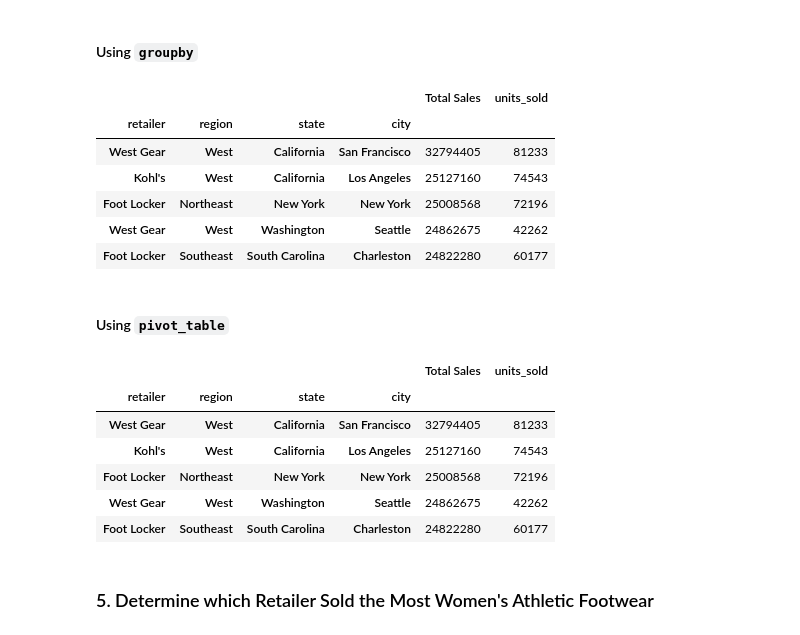
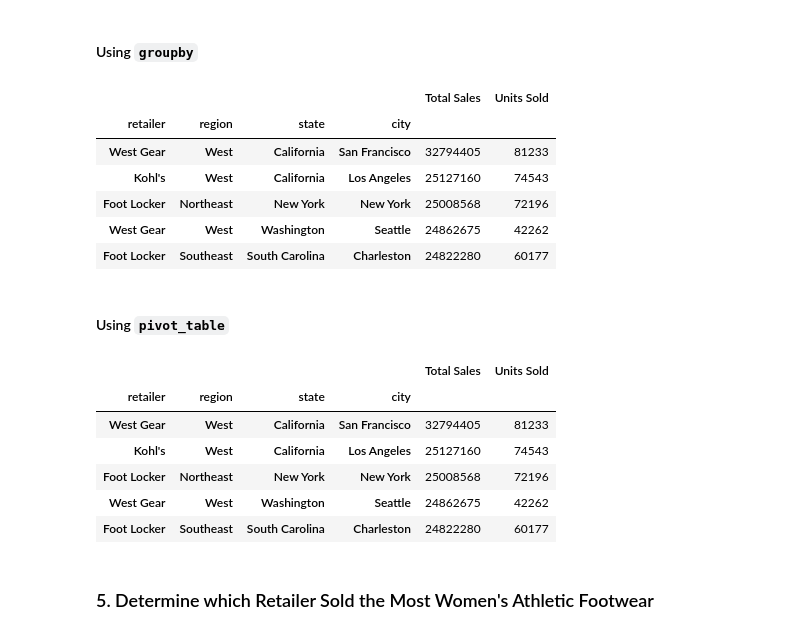
Before and after one commit to knox135/athletic_sales_analysis, a Jupyter notebook: athletic_sales_analysis_starter_code.ipynb, the cells around one changed output. Cells and saved outputs as stored; diff of their text form; code cells hidden in the pictures.

```diff
--- a/athletic_sales_analysis_starter_code.ipynb
+++ b/athletic_sales_analysis_starter_code.ipynb
@@ -72,7 +72,7 @@ dtype: object
 #### Combine the sales data by rows.
 # %%
 # Combine the 2020 and 2021 sales DataFrames on the rows and reset the index.
-combined_df = pd.concat([athletic_sales_2020_df, athletic_sales_2021_df], axis='rows').reset_index(drop=False).copy()
+combined_df = pd.concat([athletic_sales_2020_df, athletic_sales_2021_df], join='inner', axis='rows').reset_index(drop=False).copy()
 #combined_df = athletic_sales_2020_df.merge(athletic_sales_2021_df, on='retailer_id')
 combined_df
 # %% [output]
@@ -126,7 +126,8 @@ sales_method         object
 dtype: object
 # %%
 # Convert the "invoice_date" to a datetime datatype
-combined_df['invoice_date'] = combined_df['invoice_date'].astype('datetime64[ns]')
+#combined_df['invoice_date'] = combined_df['invoice_date'].astype('datetime64[ns]')
+combined_df['invoice_date']= pd.to_datetime(combined_df['invoice_date'])
 # %%
 # Confirm that the "invoice_date" data type has been changed.
 combined_df[['invoice_date']].dtypes
@@ -223,12 +224,13 @@ total_sales_pivot.sort_values(by='Total Sales', ascending=False).head()
 # %%
 # Show the total sales for the products sold for each retailer, region, state, and city.
 # Rename the "total_sales" column to "Total Sales"
 total_sales_retailer_groupby = combined_df.groupby(['retailer','region', 'state', 'city'])[['total_sales','units_sold']].sum()
-total_sales_retailer_groupby = total_sales_retailer_groupby.rename(columns={'total_sales':'Total Sales'})
+total_sales_retailer_groupby = total_sales_retailer_groupby.rename(columns={'total_sales':'Total Sales',
+                                                                            'units_sold': 'Units Sold'})
 # Show the top 5 results.
 total_sales_retailer_groupby.sort_values(by='Total Sales', ascending=False).head()
 # %% [output]
-|  |  |  |  | Total Sales | units_sold |
+|  |  |  |  | Total Sales | Units Sold |
 | retailer | region | state | city |  |  |
 | West Gear | West | California | San Francisco | 32794405 | 81233 |
 | Kohl's | West | California | Los Angeles | 25127160 | 74543 |
@@ -248,12 +250,13 @@ total_sales_retailer_pivot = combined_df.pivot_table(values=['total_sales','unit
 
 
 # Optional: Rename the "total_sales" column to "Total Sales"
-total_sales_retailer_pivot = total_sales_retailer_pivot.rename(columns={'total_sales':'Total Sales'})
+total_sales_retailer_pivot = total_sales_retailer_pivot.rename(columns={'total_sales':'Total Sales',
+                                                                        'units_sold': 'Units Sold'})
 
 # Show the top 5 results.
 total_sales_retailer_pivot.sort_values(by='Total Sales', ascending=False).head()
 # %% [output]
-|  |  |  |  | Total Sales | units_sold |
+|  |  |  |  | Total Sales | Units Sold |
 | retailer | region | state | city |  |  |
 | West Gear | West | California | San Francisco | 32794405 | 81233 |
 | Kohl's | West | California | Los Angeles | 25127160 | 74543 |
```
Also changed, not shown: parts of 6 cells of this notebook.
